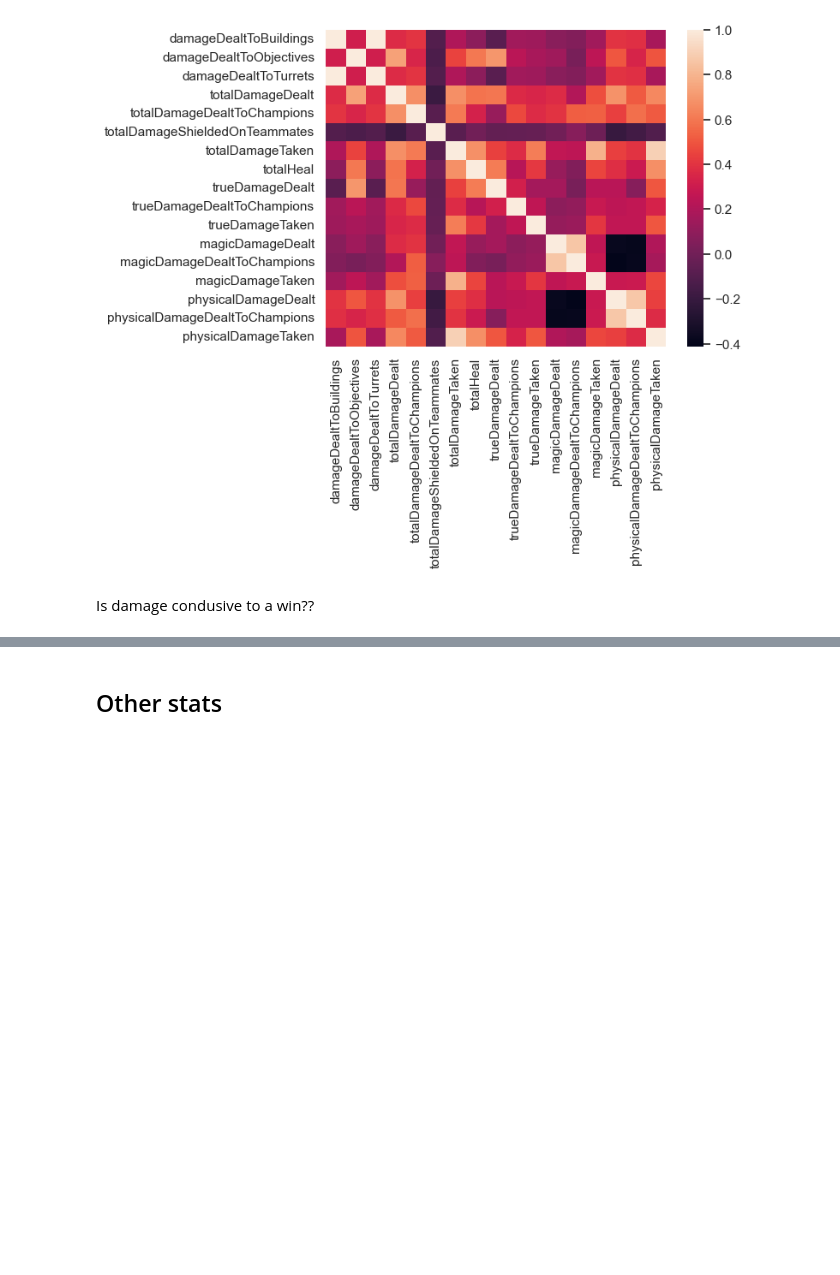
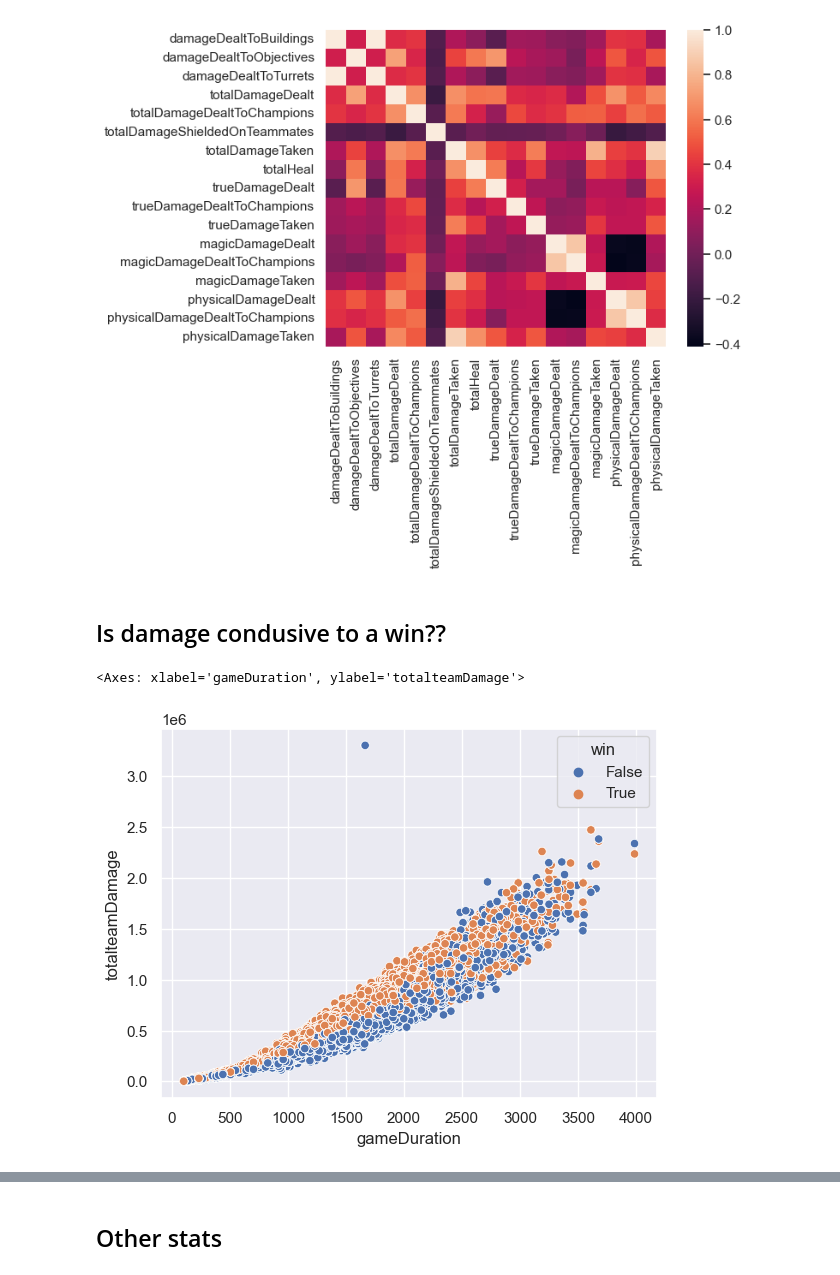
Before and after one commit to mannkenn/LeagueOfLegendsPrediction, a Jupyter notebook: notebooks/project.ipynb, the cells around one changed output, grey strips where cells are left out. Saved outputs shown, nothing was run; the diff lists cells and outputs as text; code cells hidden in the pictures; blank space fills up the shorter version.

```diff
--- a/notebooks/project.ipynb
+++ b/notebooks/project.ipynb
@@ -384,4 +415,10 @@ sns.heatmap(dmg_corr)
 <Axes: >
 [figure]
 # %% [markdown]
-Is damage condusive to a win??
+## Is damage condusive to a win??
+# %%
+df['totalteamDamage'] = df.groupby(['matchId', 'teamId'])['totalDamageDealt'].transform('sum')
+sns.scatterplot(data = df, x = 'gameDuration', y = 'totalteamDamage', hue = 'win')
+# %% [output]
+<Axes: xlabel='gameDuration', ylabel='totalteamDamage'>
+[figure, added]
```
Also changed, not shown: parts of 18 cells of this notebook, 1 other file.
